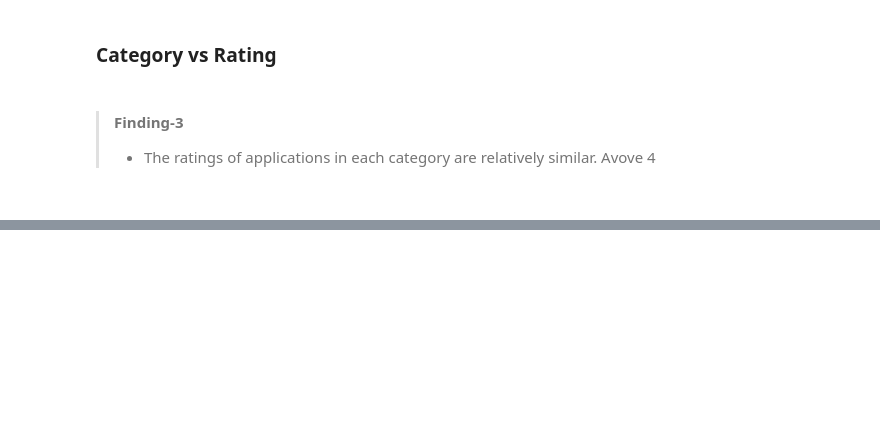
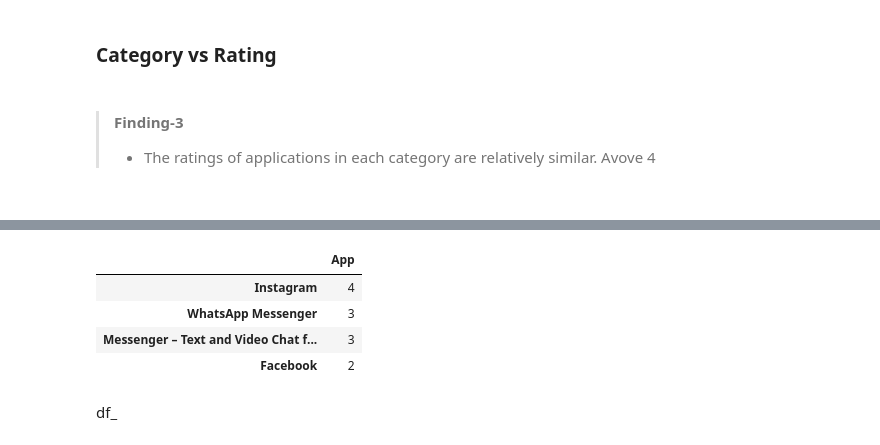
Before and after one commit to aman-singanamala/Streamlit-Apps, a Jupyter notebook: Google_Play_Store_Apps/vis.ipynb, the cells around one changed output, grey strips where cells are left out. Cells and saved outputs as stored; diff of their text form; code cells hidden in the pictures; blank space fills up the shorter version.

```diff
--- a/Google_Play_Store_Apps/vis.ipynb
+++ b/Google_Play_Store_Apps/vis.ipynb
@@ -289,0 +365,10 @@ fig.show()
+# %%
+df_reviews= df[df['Reviews']> 50000000].sort_values(by=["Reviews"], ascending=False)
+df_reviews_1=pd.DataFrame(df_reviews["App"].value_counts())
+df_reviews_1
+# %% [output]
+|  | App |
+| Instagram | 4 |
+| WhatsApp Messenger | 3 |
+| Messenger – Text and Video Chat f... | 3 |
+| Facebook | 2 |
@@ -289,0 +385,2 @@ fig.show()
+# %% [markdown]
+df_
```
Also changed, not shown: parts of 8 cells of this notebook, 1 other file.
